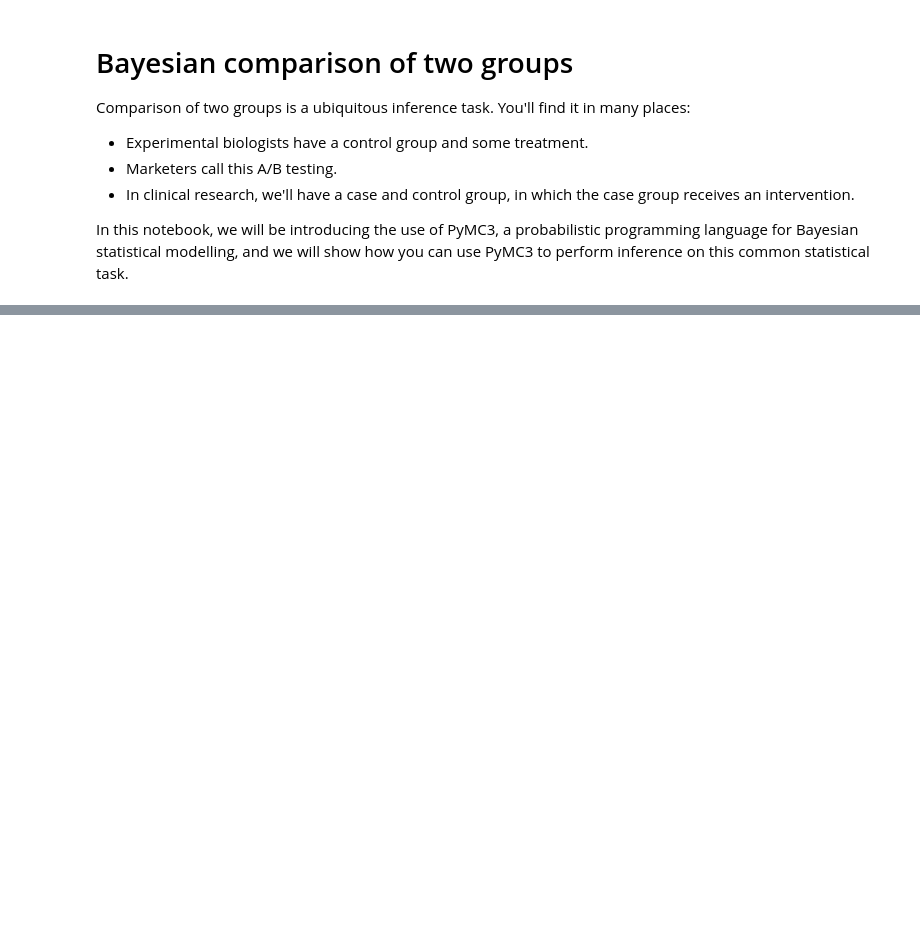
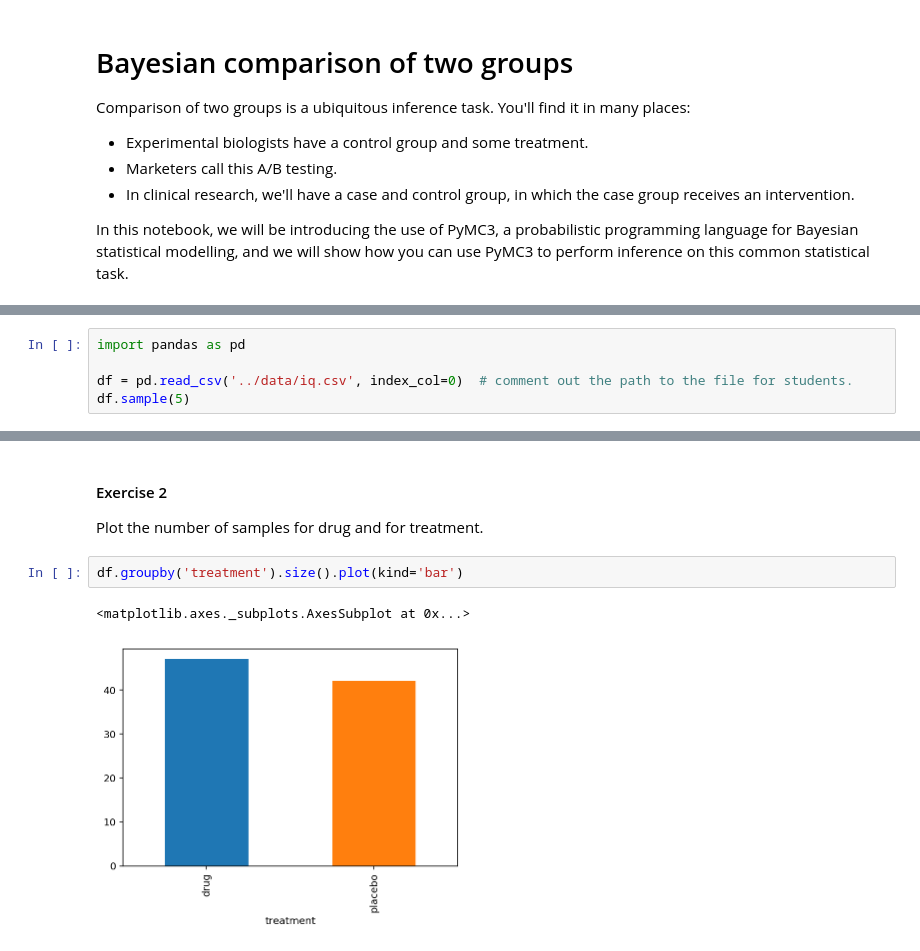
Before and after one commit to ericmjl/bayesian-stats-modelling-tutorial, a Jupyter notebook: notebooks/03-two-group-comparison.ipynb, the cells around one changed output, grey strips where cells are left out. Drawn from its saved outputs; the diff is of its cells as text; blank space fills up the shorter version.

Commit message:
finished two group comparison notebook + basic workflow

```diff
--- a/notebooks/03-two-group-comparison.ipynb
+++ b/notebooks/03-two-group-comparison.ipynb
@@ -10,0 +80,5 @@ In this notebook, we will be introducing the use of PyMC3, a probabilistic progr
+# %%
+import pandas as pd
+
+df = pd.read_csv('../data/iq.csv', index_col=0)  # comment out the path to the file for students.
+df.sample(5)
@@ -10,0 +92,9 @@ In this notebook, we will be introducing the use of PyMC3, a probabilistic progr
+# %% [markdown]
+#### Exercise 2
+
+Plot the number of samples for drug and for treatment.
+# %%
+df.groupby('treatment').size().plot(kind='bar')
+# %% [output]
+<matplotlib.axes._subplots.AxesSubplot at 0x...>
+[figure, added]
```
Also changed, not shown: parts of 27 cells of this notebook, 2 other files.
